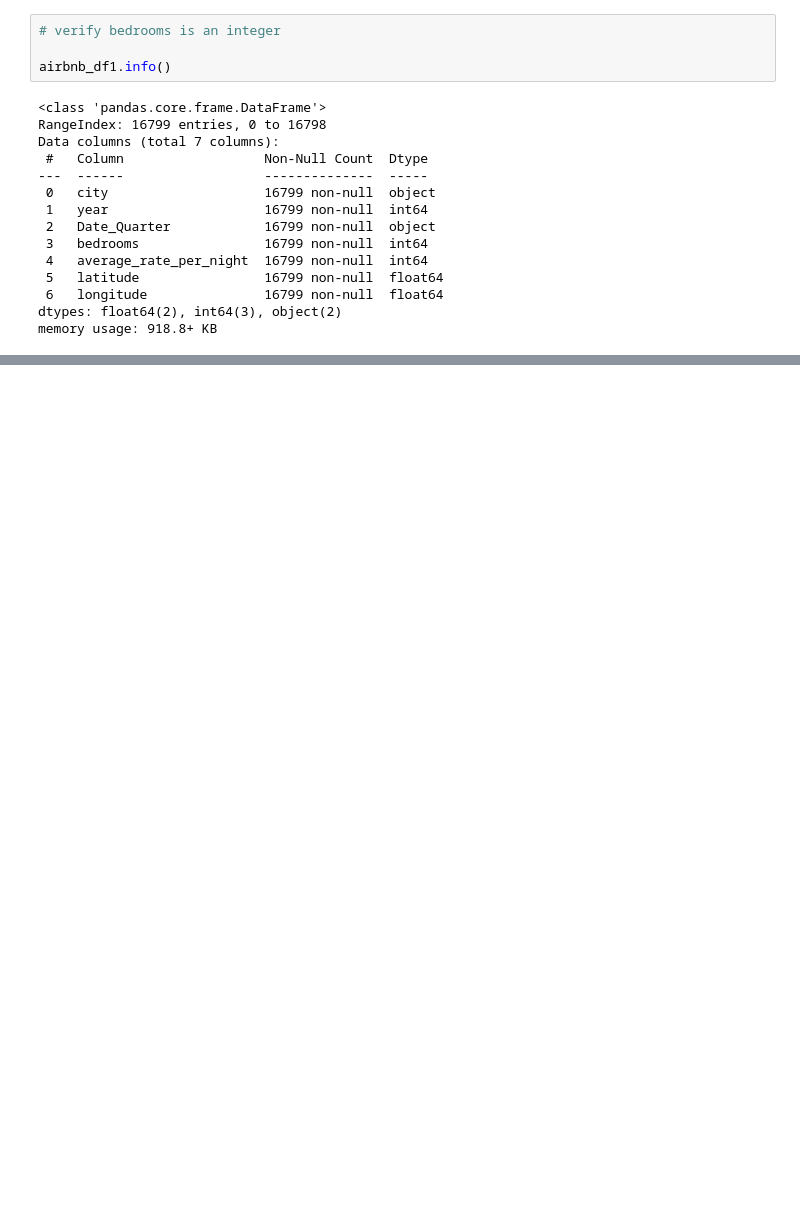
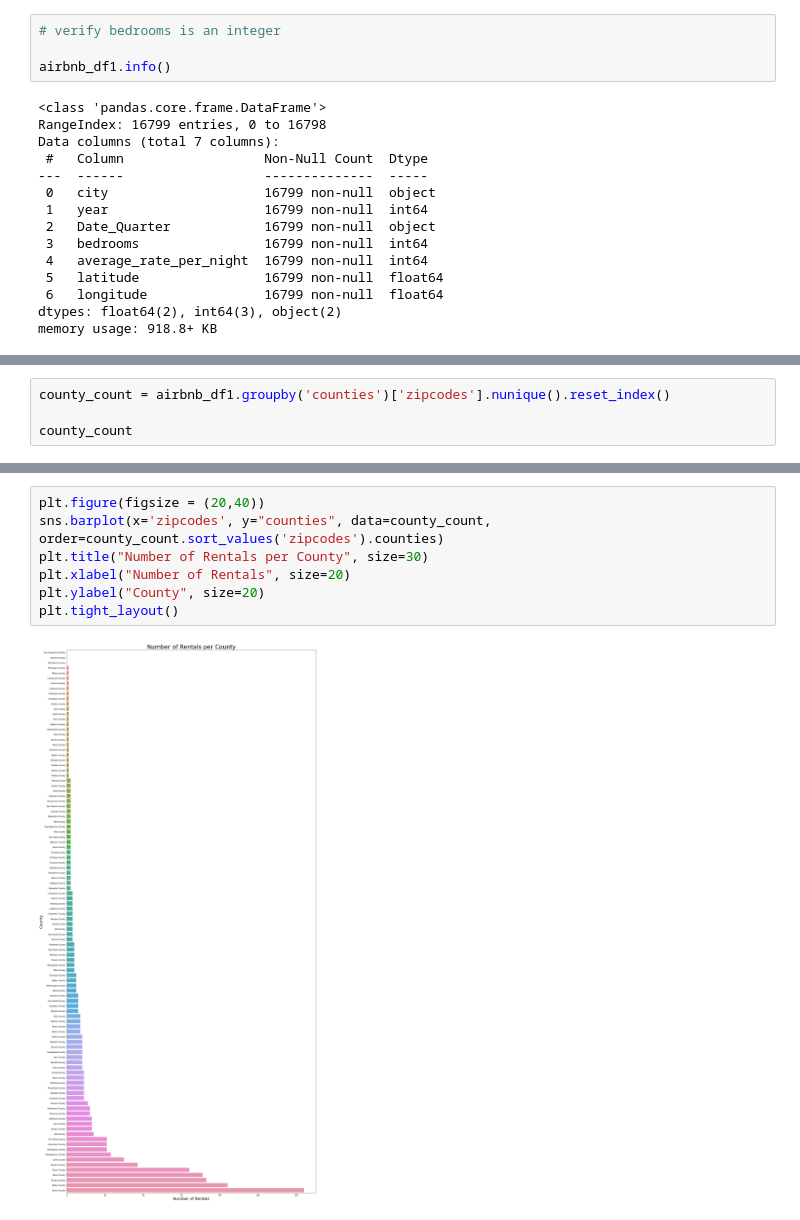
Before and after one commit to stevengreen320/Airbnb-EDA, a Jupyter notebook: Project 1 Extra.ipynb, the cells around one changed output, grey strips where cells are left out. Saved outputs shown, nothing was run; the diff lists cells and outputs as text; blank space fills up the shorter version.

Commit message:
2 charts

```diff
--- a/Project 1 Extra.ipynb
+++ b/Project 1 Extra.ipynb
@@ -556,0 +589,4 @@ Name: bedrooms, dtype: int64
+# %%
+county_count = airbnb_df1.groupby('counties')['zipcodes'].nunique().reset_index()
+
+county_count
@@ -556,0 +607,9 @@ Name: bedrooms, dtype: int64
+# %%
+plt.figure(figsize = (20,40))
+sns.barplot(x='zipcodes', y="counties", data=county_count, order=county_count.sort_values('zipcodes').counties)
+plt.title("Number of Rentals per County", size=30)
+plt.xlabel("Number of Rentals", size=20)
+plt.ylabel("County", size=20)
+plt.tight_layout()
+# %% [output]
+[figure, added]
```
Also changed, not shown: parts of 11 cells of this notebook.
